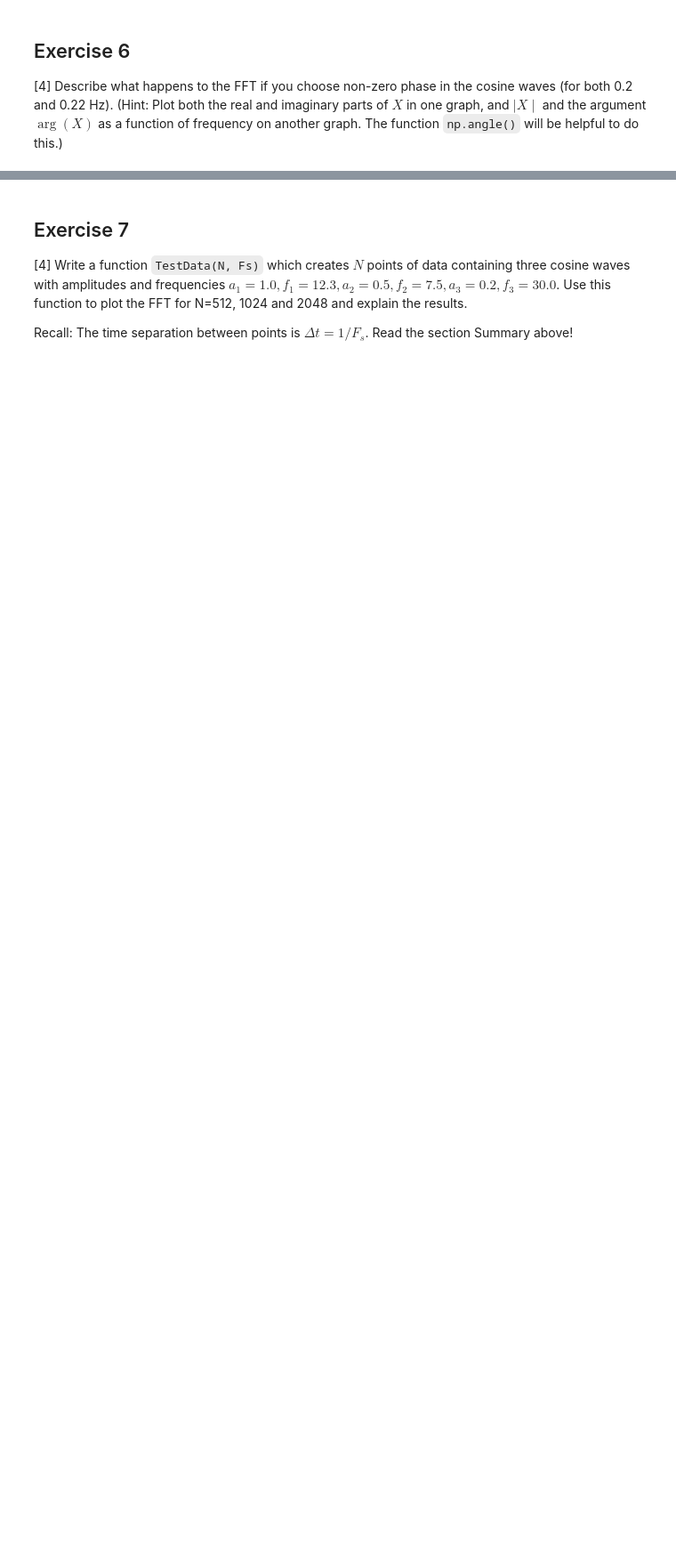
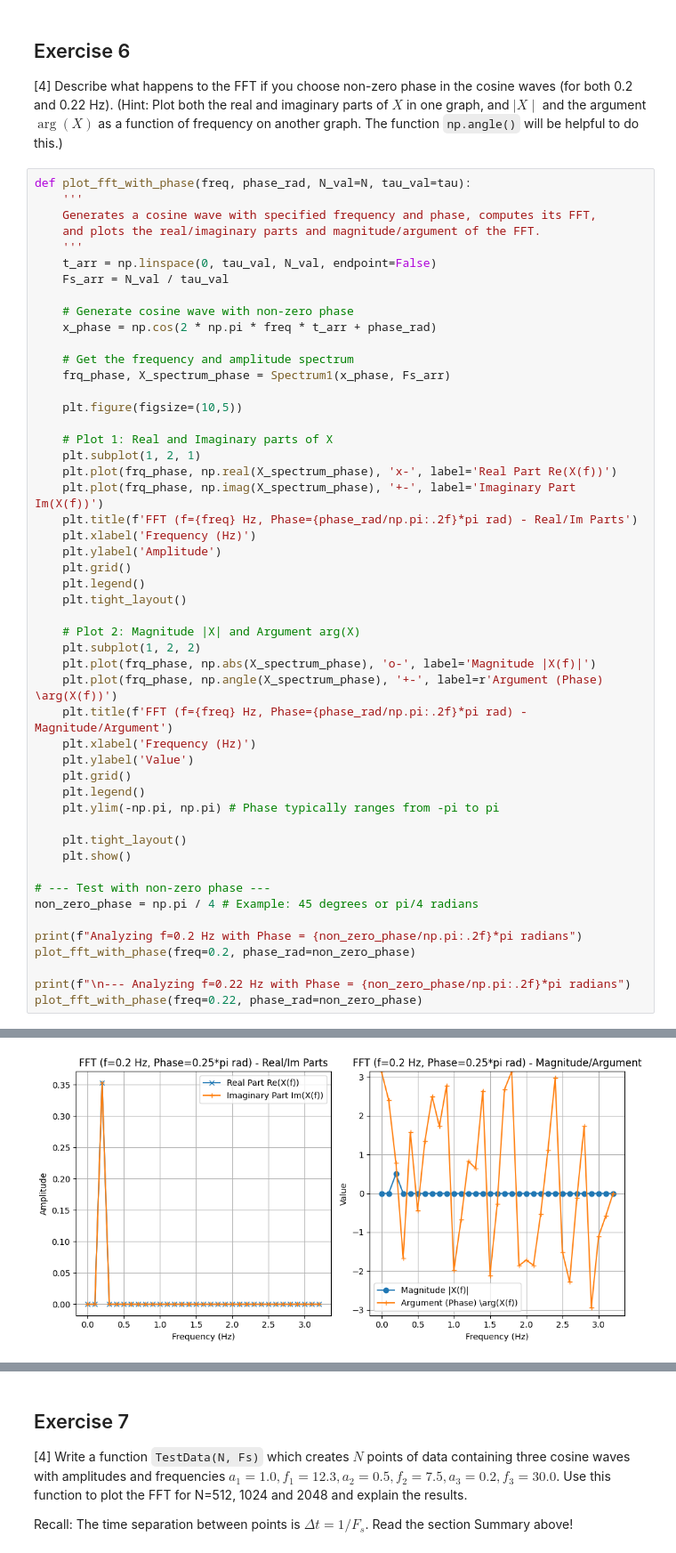
Before and after one commit to PX2145-2025/week-10-b-Lalsodagar-Adi, a Jupyter notebook: FFT_Adi_Lalsodagar.ipynb, the cells around one changed output, grey strips where cells are left out. Shown at 89% size. Saved outputs shown, nothing was run; the diff lists cells and outputs as text; blank space fills up the shorter version.

```diff
--- a/FFT_Adi_Lalsodagar.ipynb
+++ b/FFT_Adi_Lalsodagar.ipynb
@@ -549,3 +565,54 @@ plot_fft_comparison(tau_vals_to_test)
 ## Exercise 6
 
 [4] Describe what happens to the FFT if you choose non-zero phase in the cosine waves (for both 0.2 and 0.22 Hz). (Hint: Plot both the real and imaginary parts of $X$ in one graph, and $\mid X\mid$ and the argument $\arg(X)$ as a function of frequency on another graph. The function `np.angle()` will be helpful to do this.)
+# %%
+def plot_fft_with_phase(freq, phase_rad, N_val=N, tau_val=tau):
+    '''
+    Generates a cosine wave with specified frequency and phase, computes its FFT,
+    and plots the real/imaginary parts and magnitude/argument of the FFT.
+    '''
+    t_arr = np.linspace(0, tau_val, N_val, endpoint=False)
+    Fs_arr = N_val / tau_val
+
+    # Generate cosine wave with non-zero phase
+    x_phase = np.cos(2 * np.pi * freq * t_arr + phase_rad)
+
+    # Get the frequency and amplitude spectrum
+    frq_phase, X_spectrum_phase = Spectrum1(x_phase, Fs_arr)
+
+    plt.figure(figsize=(10,5))
+
+    # Plot 1: Real and Imaginary parts of X
+    plt.subplot(1, 2, 1)
+    plt.plot(frq_phase, np.real(X_spectrum_phase), 'x-', label='Real Part Re(X(f))')
+    plt.plot(frq_phase, np.imag(X_spectrum_phase), '+-', label='Imaginary Part Im(X(f))')
+    plt.title(f'FFT (f={freq} Hz, Phase={phase_rad/np.pi:.2f}*pi rad) - Real/Im Parts')
+    plt.xlabel('Frequency (Hz)')
+    plt.ylabel('Amplitude')
+    plt.grid()
+    plt.legend()
+    plt.tight_layout()
+
+    # Plot 2: Magnitude |X| and Argument arg(X)
+    plt.subplot(1, 2, 2)
+    plt.plot(frq_phase, np.abs(X_spectrum_phase), 'o-', label='Magnitude |X(f)|')
+    plt.plot(frq_phase, np.angle(X_spectrum_phase), '+-', label=r'Argument (Phase) \arg(X(f))')
+    plt.title(f'FFT (f={freq} Hz, Phase={phase_rad/np.pi:.2f}*pi rad) - Magnitude/Argument')
+    plt.xlabel('Frequency (Hz)')
+    plt.ylabel('Value')
+    plt.grid()
+    plt.legend()
+    plt.ylim(-np.pi, np.pi) # Phase typically ranges from -pi to pi
+
+    plt.tight_layout()
+    plt.show()
+
+# --- Test with non-zero phase ---
+non_zero_phase = np.pi / 4 # Example: 45 degrees or pi/4 radians
+
+print(f"Analyzing f=0.2 Hz with Phase = {non_zero_phase/np.pi:.2f}*pi radians")
+plot_fft_with_phase(freq=0.2, phase_rad=non_zero_phase)
+
+print(f"\n--- Analyzing f=0.22 Hz with Phase = {non_zero_phase/np.pi:.2f}*pi radians")
+plot_fft_with_phase(freq=0.22, phase_rad=non_zero_phase)
+# %% [output]
@@ -551,0 +620 @@ plot_fft_comparison(tau_vals_to_test)
+[figure, added]
```
Also changed, not shown: parts of 4 cells of this notebook.
